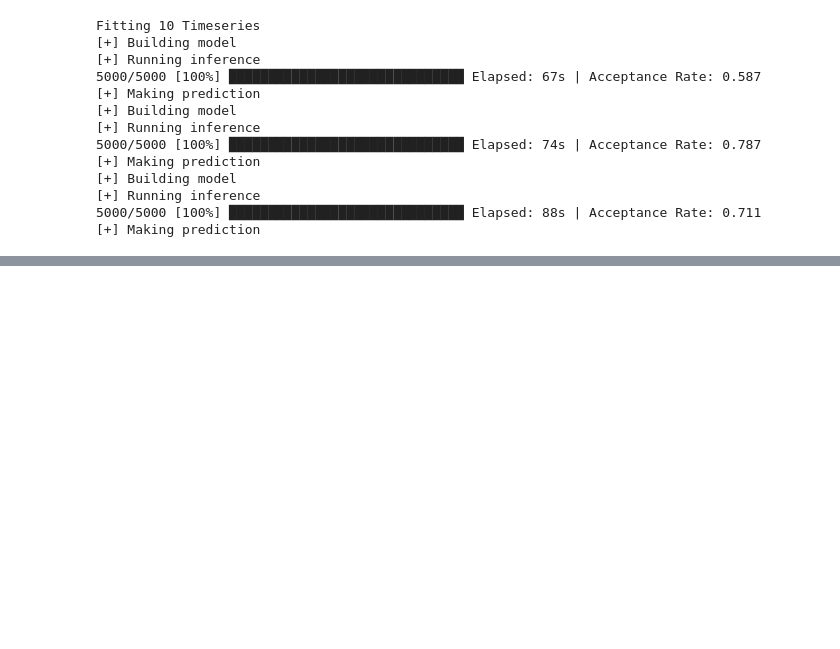
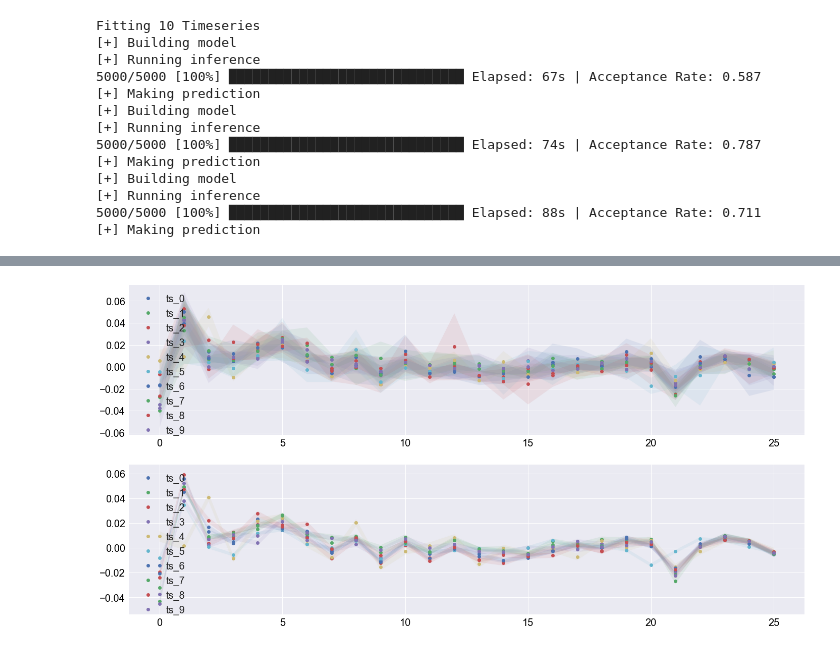
Before and after one commit to AmyJiang/probprog-project, a Jupyter notebook: final_notebook.ipynb, the cells around one changed output, grey strips where cells are left out. Cells and saved outputs as stored; diff of their text form; code cells hidden in the pictures; blank space fills up the shorter version.

```diff
--- a/final_notebook.ipynb
+++ b/final_notebook.ipynb
@@ -472,0 +476,14 @@ hierarchical prior: k (linear growth)
+# %%
+for m, model in enumerate([models_test[0], models_test[1]]):
+    plt.subplot(2, 1, m+1)
+    nbeta = len(model.post_params[i]["beta"][0])
+    for i, ts in enumerate(ts_data):
+        beta_mean = np.mean(model.post_params[i]["beta"], axis=0)
+        beta_std = np.std(model.post_params[i]["beta"], axis=0)
+        plt.plot(beta_mean, 'o', label='ts_'+str(i))
+        plt.fill_between(range(nbeta), beta_mean -  beta_std,
+                         beta_mean + beta_std, alpha=.1)
+    plt.legend(loc=2, fontsize=20)
+plt.show()
+# %% [output]
+[figure, added]
```
Also changed, not shown: parts of 33 cells of this notebook.
